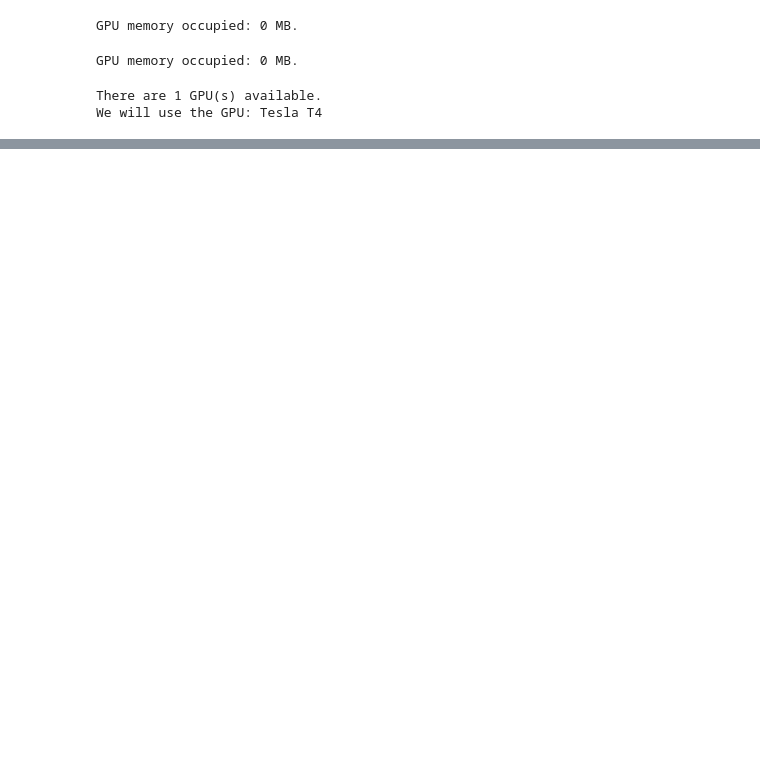
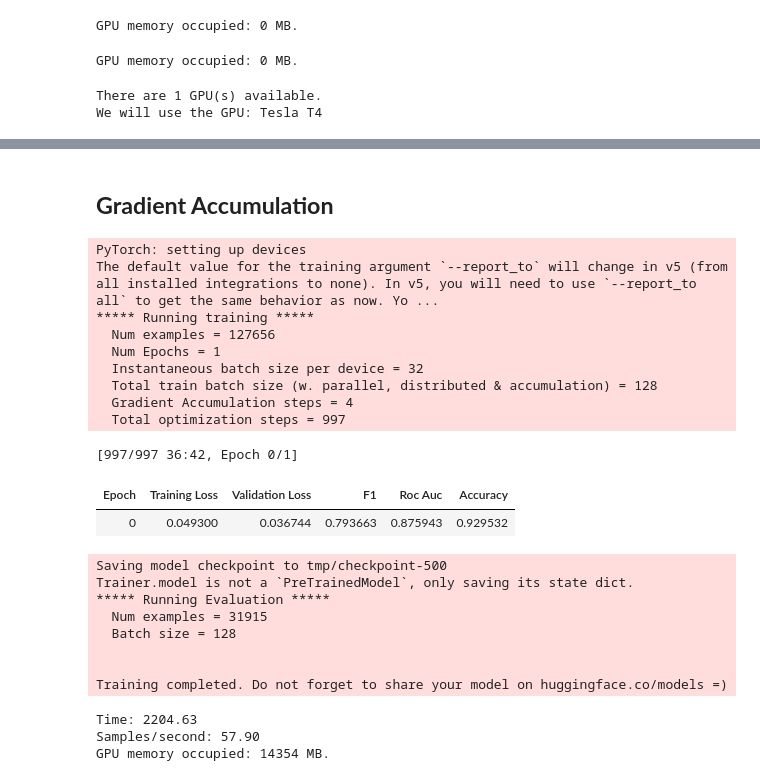
Before and after one commit to shubhamitradas/bert_optimization_strategies, a Jupyter notebook: multi_label_with_trainer.ipynb, the cells around one changed output, grey strips where cells are left out. Saved outputs shown, nothing was run; the diff lists cells and outputs as text; code cells hidden in the pictures; blank space fills up the shorter version.

```diff
--- a/multi_label_with_trainer.ipynb
+++ b/multi_label_with_trainer.ipynb
@@ -203,0 +336,55 @@ GPU memory occupied: 1968 MB.
+# %% [markdown]
+## **Gradient Accumulation**
+# %%
+from transformers import Trainer, TrainingArguments
+
+BATCH_SIZE = 32
+VALID_BATCH_SIZE = 128
+training_args = TrainingArguments(
+    output_dir='tmp',
+    num_train_epochs=1,
+    per_device_train_batch_size=BATCH_SIZE,
+    per_device_eval_batch_size=VALID_BATCH_SIZE,
+    warmup_steps=500,
+    weight_decay=0.01,
+    evaluation_strategy="epoch",
+    group_by_length = True,
+    dataloader_num_workers =4,
+    gradient_accumulation_steps=4,
+    seed=123
+)
+
+trainer = Trainer(
+    model=model,
+    args=training_args,
+    train_dataset=train_dataset,
+    eval_dataset=test_dataset,
+    compute_metrics=compute_metrics,
+
+)
+result = trainer.train()
+print_summary(result)
+# %% [output]
+PyTorch: setting up devices
+The default value for the training argument `--report_to` will change in v5 (from all installed integrations to none). In v5, you will need to use `--report_to all` to get the same behavior as now. Yo ...
+***** Running training *****
+  Num examples = 127656
+  Num Epochs = 1
+  Instantaneous batch size per device = 32
+  Total train batch size (w. parallel, distributed & accumulation) = 128
+  Gradient Accumulation steps = 4
+  Total optimization steps = 997
+[997/997 36:42, Epoch 0/1]
+| Epoch | Training Loss | Validation Loss | F1 | Roc Auc | Accuracy |
+| 0 | 0.049300 | 0.036744 | 0.793663 | 0.875943 | 0.929532 |
+Saving model checkpoint to tmp/checkpoint-500
+Trainer.model is not a `PreTrainedModel`, only saving its state dict.
+***** Running Evaluation *****
+  Num examples = 31915
+  Batch size = 128
+
+
+Training completed. Do not forget to share your model on huggingface.co/models =)
+Time: 2204.63
+Samples/second: 57.90
+GPU memory occupied: 14354 MB.
```
Also changed, not shown: parts of 24 cells of this notebook.
